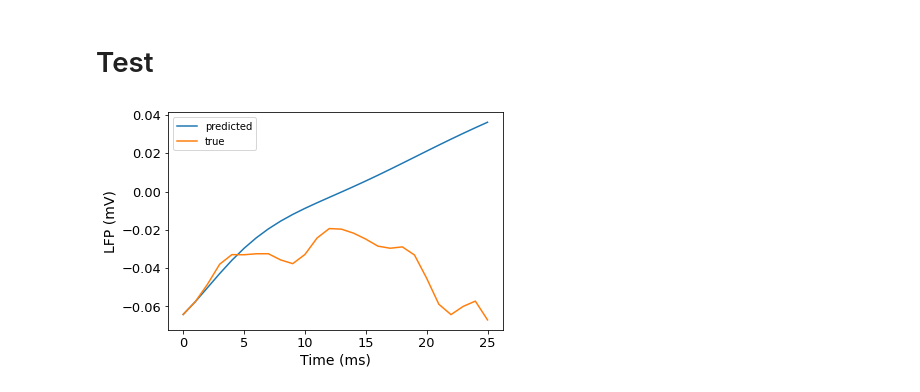
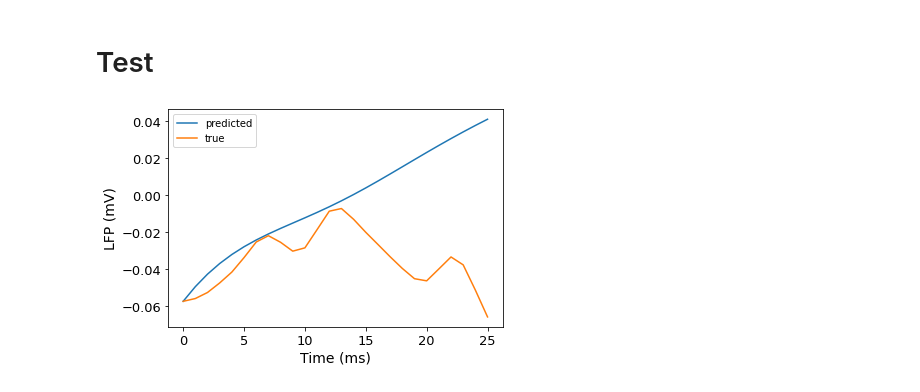
Before and after one commit to adamjeisen/ChaoticConsciousness, a Jupyter notebook: _sandbox/propofol/VAR/2021-11-30 - Plot and Test VAR.ipynb, the cells around one changed output. Drawn from its saved outputs; the diff is of its cells as text; code cells hidden in the pictures.

```diff
--- a/_sandbox/propofol/VAR/2021-11-30 - Plot and Test VAR.ipynb
+++ b/_sandbox/propofol/VAR/2021-11-30 - Plot and Test VAR.ipynb
@@ -168,14 +168,14 @@ for t in range(T_pred):
     else:
         predictions[t] = np.concatenate([[1], predictions[t-1]]) @ row.A_mat_with_bias
 # %%
-unit_num = 10
+unit_num = 2
 plt.plot(np.concatenate([[x0], predictions])[:, unit_num], label='predicted')
 plt.plot(lfp[row.start_step + int(run_params['window']/dt) - 1:row.start_step + int(run_params['window']/dt) + T_pred, unit_indices[unit_num]], label='true')
 plt.xlabel('Time (ms)', fontsize=14)
 plt.ylabel('LFP (mV)', fontsize=14)
 ax = plt.gca()
 ax.tick_params(labelsize=13)
 plt.legend()
 plt.show()
 # %% [output]
-[figure, old version]
+[figure, new version]
```
Also changed, not shown: 1 other file.
